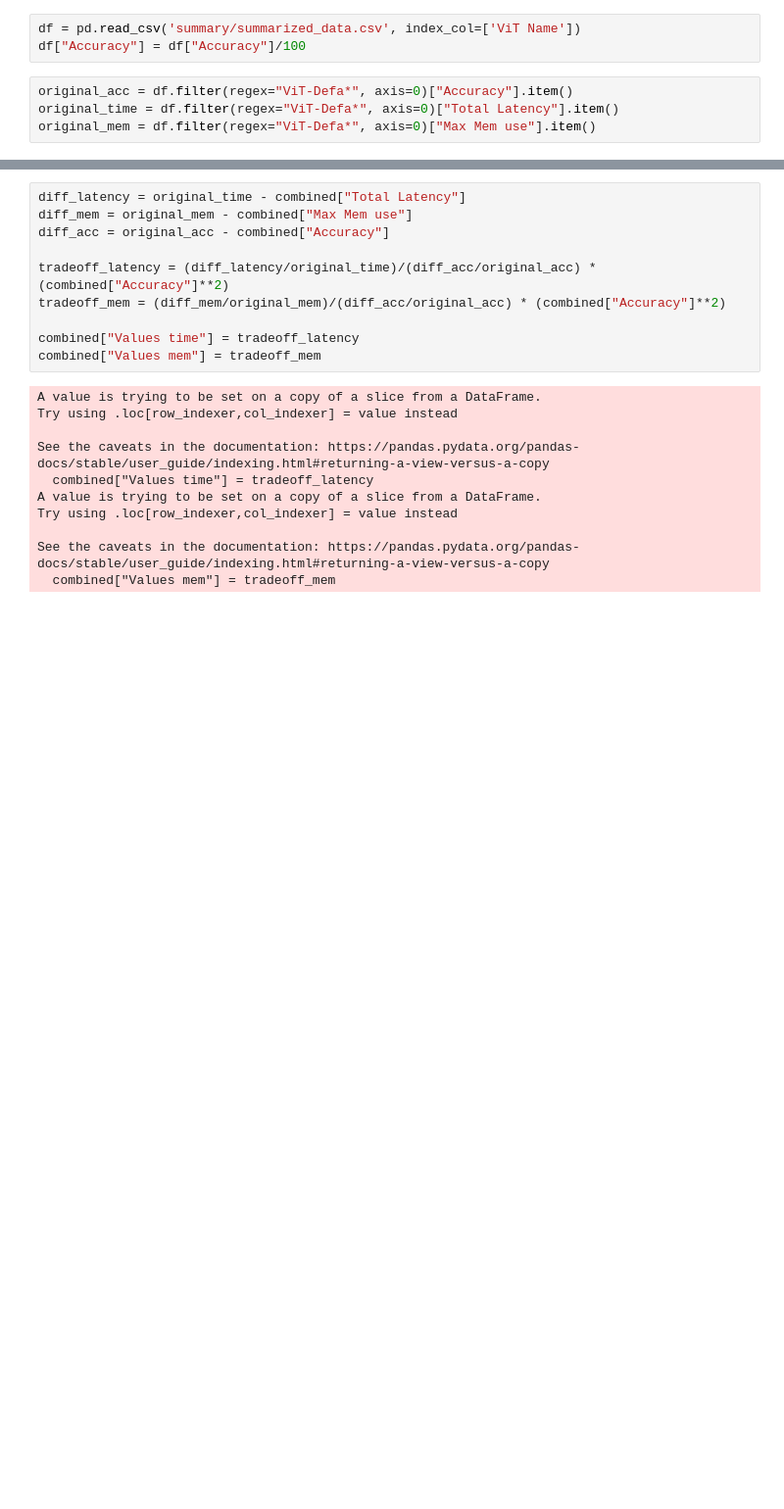
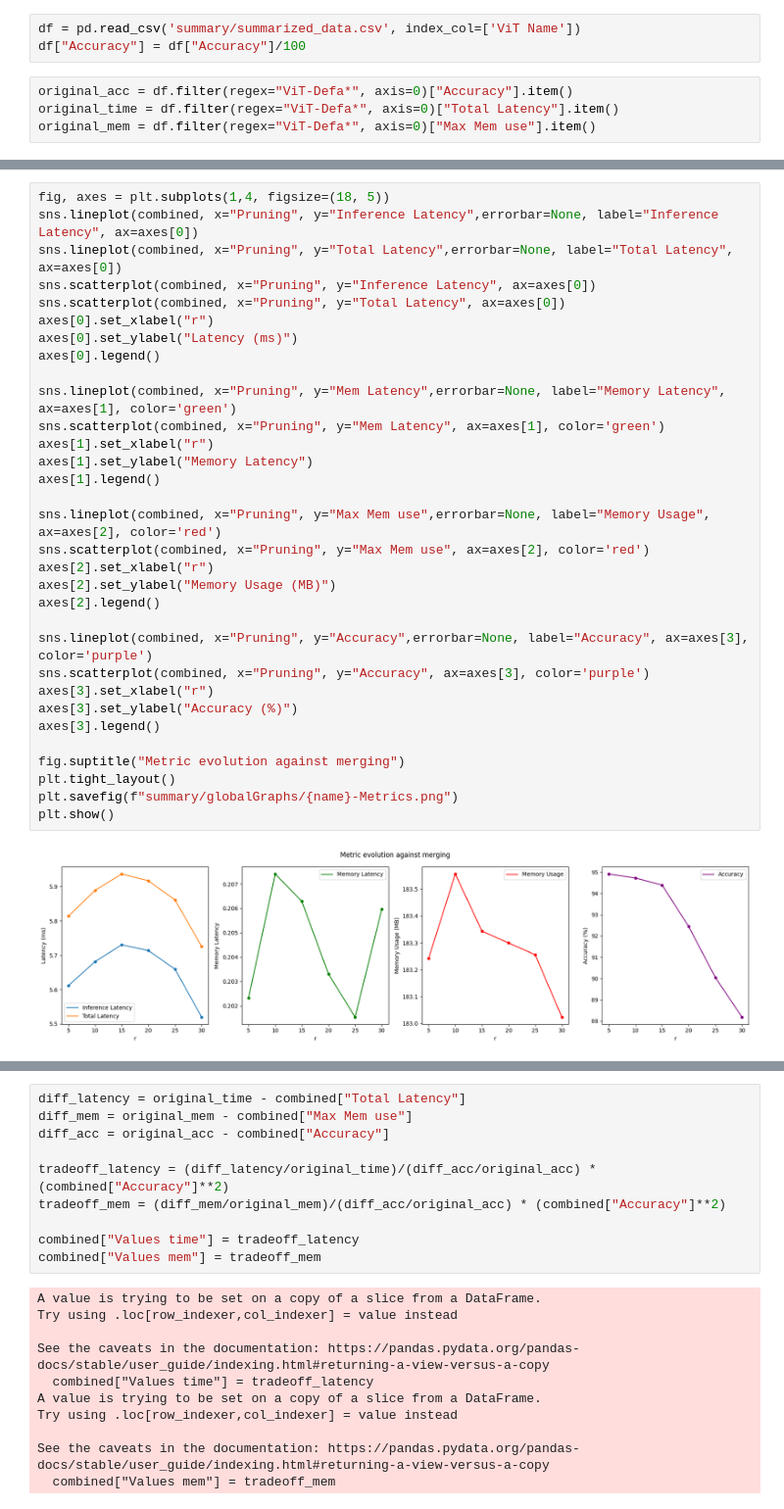
Before and after one commit to Aleixrei73/TFG-Efficient-Vision-Transformer-Inference-on-Edge-Devices, a Jupyter notebook: plotting-3d.ipynb, the cells around one changed output, grey strips where cells are left out. Shown at 98% size. Saved outputs shown, nothing was run; the diff lists cells and outputs as text; blank space fills up the shorter version.

```diff
--- a/plotting-3d.ipynb
+++ b/plotting-3d.ipynb
@@ -47,0 +67,34 @@ See the caveats in the documentation: https://pandas.pydata.org/pandas-docs/stab
+# %%
+fig, axes = plt.subplots(1,4, figsize=(18, 5))
+sns.lineplot(combined, x="Pruning", y="Inference Latency",errorbar=None, label="Inference Latency", ax=axes[0])
+sns.lineplot(combined, x="Pruning", y="Total Latency",errorbar=None, label="Total Latency", ax=axes[0])
+sns.scatterplot(combined, x="Pruning", y="Inference Latency", ax=axes[0])
+sns.scatterplot(combined, x="Pruning", y="Total Latency", ax=axes[0])
+axes[0].set_xlabel("r")
+axes[0].set_ylabel("Latency (ms)")
+axes[0].legend()
+
+sns.lineplot(combined, x="Pruning", y="Mem Latency",errorbar=None, label="Memory Latency", ax=axes[1], color='green')
+sns.scatterplot(combined, x="Pruning", y="Mem Latency", ax=axes[1], color='green')
+axes[1].set_xlabel("r")
+axes[1].set_ylabel("Memory Latency")
+axes[1].legend()
+
+sns.lineplot(combined, x="Pruning", y="Max Mem use",errorbar=None, label="Memory Usage", ax=axes[2], color='red')
+sns.scatterplot(combined, x="Pruning", y="Max Mem use", ax=axes[2], color='red')
+axes[2].set_xlabel("r")
+axes[2].set_ylabel("Memory Usage (MB)")
+axes[2].legend()
+
+sns.lineplot(combined, x="Pruning", y="Accuracy",errorbar=None, label="Accuracy", ax=axes[3], color='purple')
+sns.scatterplot(combined, x="Pruning", y="Accuracy", ax=axes[3], color='purple')
+axes[3].set_xlabel("r")
+axes[3].set_ylabel("Accuracy (%)")
+axes[3].legend()
+
+fig.suptitle("Metric evolution against merging")
+plt.tight_layout()
+plt.savefig(f"summary/globalGraphs/{name}-Metrics.png")
+plt.show()
+# %% [output]
+[figure, added]
```
Also changed, not shown: parts of 9 cells of this notebook, 32 other files.
